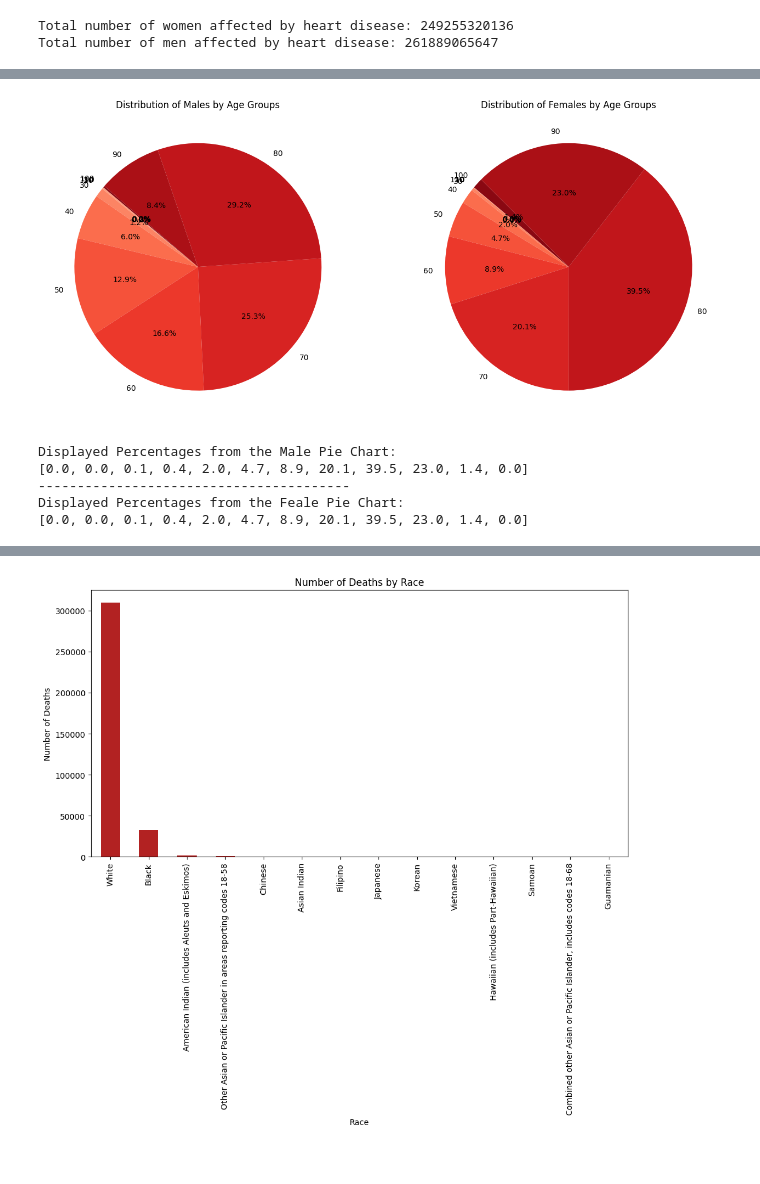
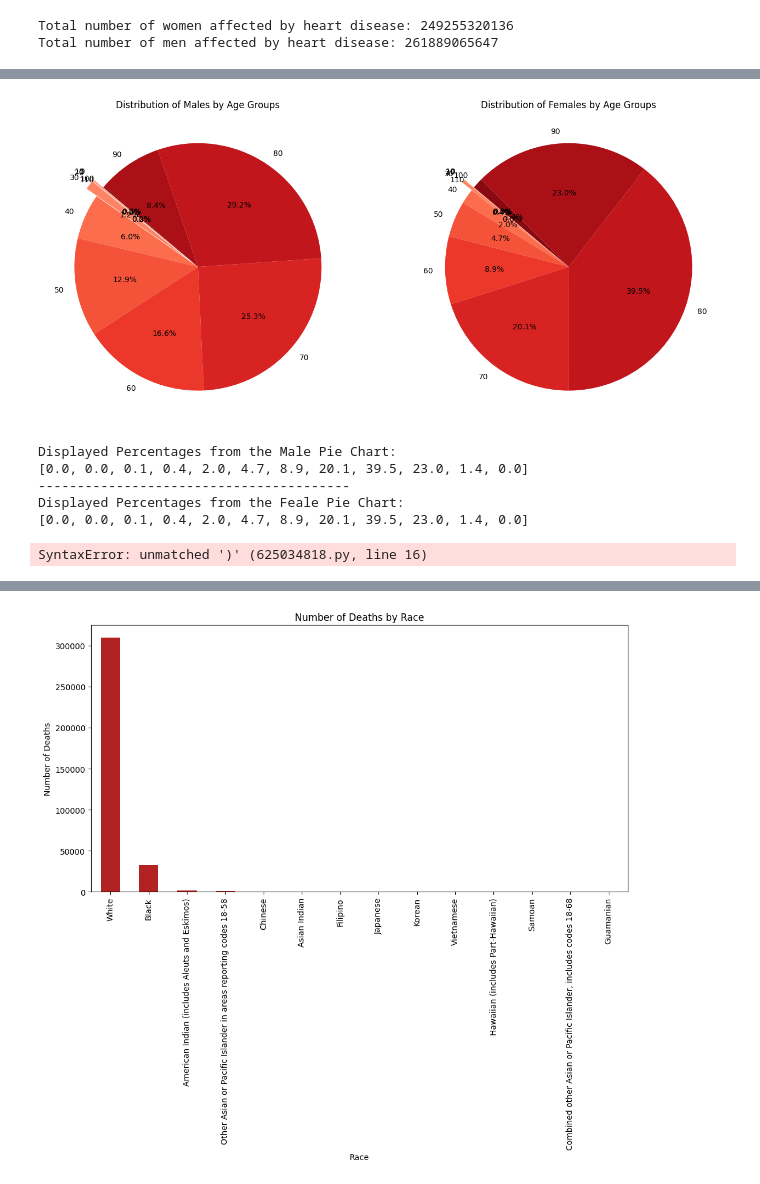
Before and after one commit to azmedtech/ASU_DA_Project1_Team2, a Jupyter notebook: Heart_Disease_2005.ipynb, the cells around one changed output, grey strips where cells are left out. Cells and saved outputs as stored; diff of their text form; code cells hidden in the pictures.

```diff
--- a/Heart_Disease_2005.ipynb
+++ b/Heart_Disease_2005.ipynb
@@ -269,26 +361,27 @@ Total number of men affected by heart disease: 261889065647
 # %%
 #Display the breakdown by age group for male or females deaths due to heart disease
 
 # Calculate the count of male and female by age group
 gender_counts_by_age = filtered_df.groupby(['sex_text', 'age_group']).size().unstack()
 
 # Define colors for the pie charts based on a gradient of red, pink, white, and grey
 colors = plt.cm.Reds(np.linspace(0.2, 1, len(gender_counts_by_age.columns)))
 
 # Create two pie charts - one for males and one for females by age groups
+explode = (0.1, 0.1, 0.1, 0.1, 0, 0, 0, 0, 0, 0, 0, 0)
 fig, axs = plt.subplots(1, 2, figsize=(16, 8))
 
 # Pie chart for males by age groups
-wedges, texts, autotexts = axs[0].pie(gender_counts_by_age.loc['Male'], labels=gender_counts_by_age.columns, autopct='%1.1f%%', startangle=140, labeldistance=1.1, colors=colors)
+wedges, texts, autotexts = axs[0].pie(gender_counts_by_age.loc['Male'], explode = explode, labels=gender_counts_by_age.columns, autopct='%1.1f%%', startangle=140, labeldistance=1.1, colors=colors)
 axs[0].set_title('Distribution of Males by Age Groups')
 
 # Pie chart for females by age groups
-wedges, texts, autotexts = axs[1].pie(gender_counts_by_age.loc['Female'], labels=gender_counts_by_age.columns, autopct='%1.1f%%', startangle=140, labeldistance=1.1, colors=colors)
+wedges, texts, autotexts = axs[1].pie(gender_counts_by_age.loc['Female'], explode = explode, labels=gender_counts_by_age.columns, autopct='%1.1f%%', startangle=140, labeldistance=1.1, colors=colors)
 axs[1].set_title('Distribution of Females by Age Groups')
 
 plt.show()
 # %% [output]
-[figure, old version]
+[figure, new version]
 # %%
 #Determine the total estimated deaths by age group for males and females
 
@@ -312,3 +405,25 @@ Displayed Percentages from the Male Pie Chart:
 ----------------------------------------
 Displayed Percentages from the Feale Pie Chart:
 [0.0, 0.0, 0.1, 0.4, 2.0, 4.7, 8.9, 20.1, 39.5, 23.0, 1.4, 0.0]
+# %%
+#Determine rate of death by age group
+
+# # Calculate the total number of deaths per age group
+# deaths_per_age_group = filtered_df.groupby('age_group')['number_of_deaths'].sum().reset_index()
+
+# #Calculate the total population per age group from the pop_data_2005_df dataframe
+# total_population_per_age_group = pop_data_2005_df.groupby('AGE')['POPESTIMATE2005'].sum().reset_index()
+
+# #Merge the two datasets based on the age group
+# merged_age_group_data = pd.merge(deaths_per_age_group, total_population_per_age_group, on='age_group', how='inner')
+
+# Merge the total population per age group with the total number of deaths per age group
+merged_age_group_data = pd.merge(total_population_per_age_group, deaths_per_age_group, left_on='AGE', right_on='age_group')
+
+# Calculate the death rate per 100 people for each age group
+merged_age_group_data['death_rate_per_100'] = (merged_age_group_data['number_of_deaths'] / merged_age_group)data['POPESTIMATE2005']) * 100
+
+# Display the DataFrame with the death rate per 100 people for each age group
+print(merged_age_group_data)
+# %% [output]
+SyntaxError: unmatched ')' (625034818.py, line 16)
```
Also changed, not shown: parts of 32 cells of this notebook, 1 other file.
